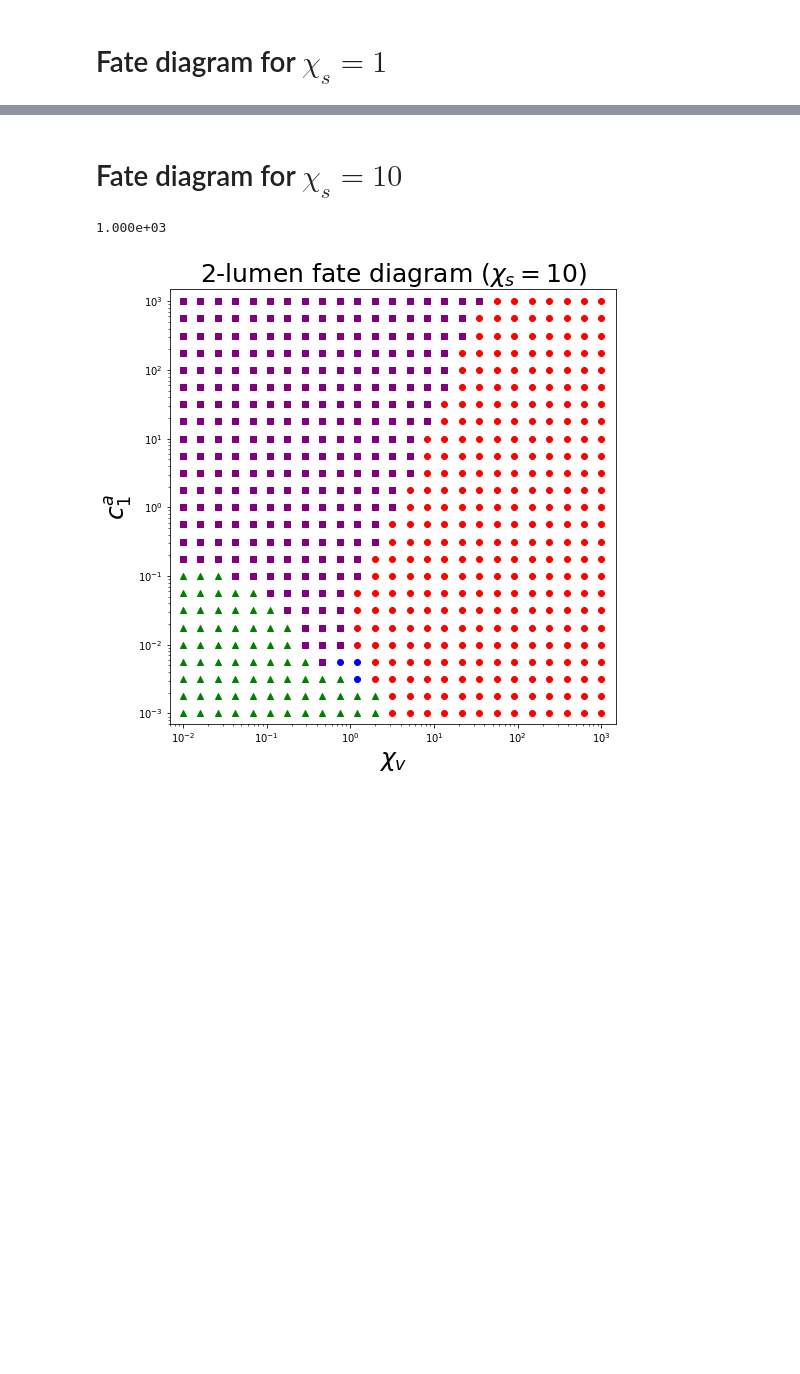
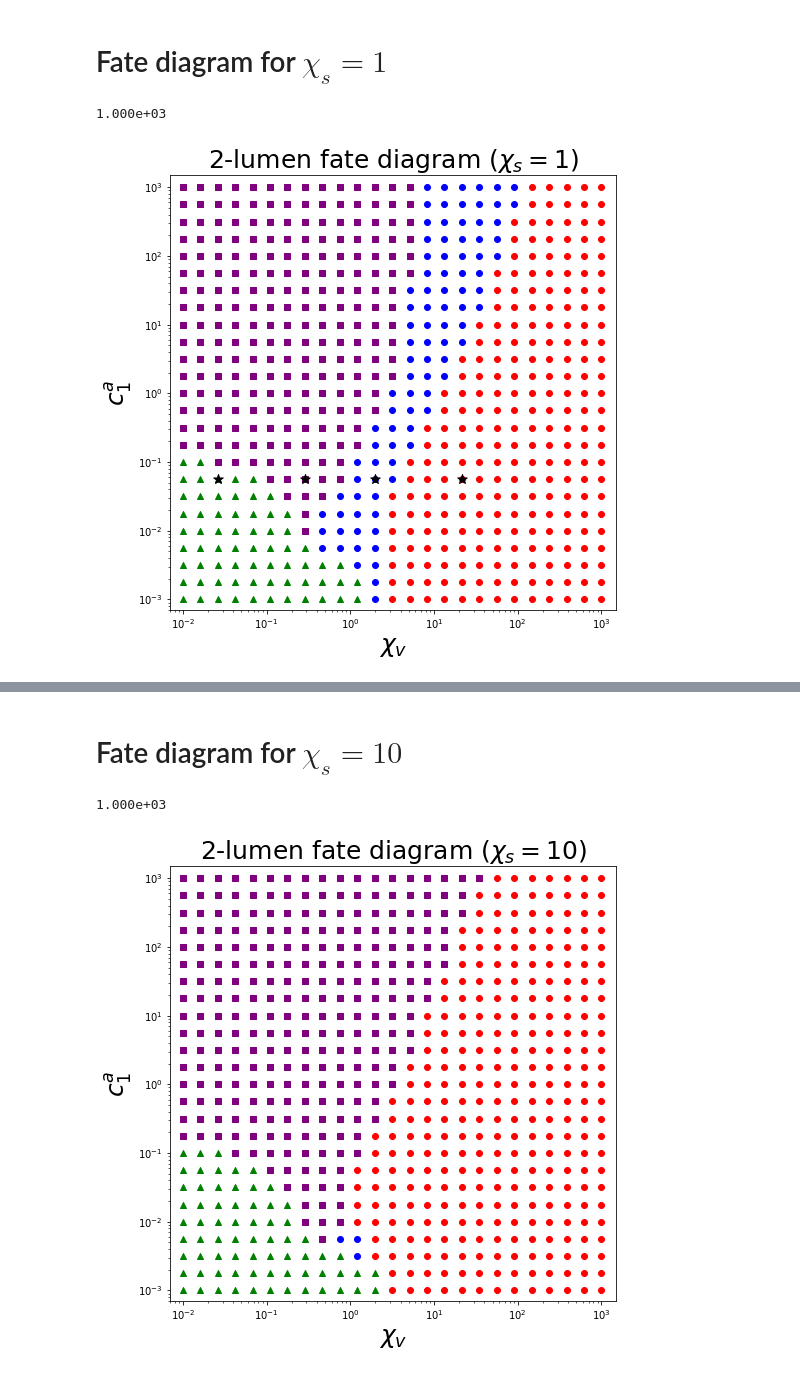
Before and after one commit to VirtualEmbryo/hydroosmotic_chain, a Jupyter notebook: _notebook/2lumens_fate.ipynb, the cells around one changed output, grey strips where cells are left out. Cells and saved outputs as stored; diff of their text form; code cells hidden in the pictures; blank space fills up the shorter version.

```diff
--- a/_notebook/2lumens_fate.ipynb
+++ b/_notebook/2lumens_fate.ipynb
@@ -154,5 +157,33 @@ print(s)
 x = np.logspace(-2, 3, 25)
 y = np.logspace(-3, 3, 25)
 
-chis1_list = ["{:.3e}".format(x[i]) for i in range(len(x))]
-out_chis1 = give_outputs(chis1_list, os.path.join(main_dir, 'chis1'), param='ca')
+
+chis1_list_2 = ["{:.3e}".format(x[i]) for i in range(len(x))]
+out_chis1_2 = give_outputs(chis1_list_2, os.path.join(main_dir, 'chis1'), param='ca')
+# %%
+plt.figure(figsize=(8,8))
+
+scale = 'log'
+
+plt.xscale('log')
+plt.yscale('log')
+plt.xlim(7e-3, 1.5e3)
+plt.ylim(7e-4, 1.5e3)
+
+plot_diagram(out_chis1_2, param_pos=(0, 0))
+
+#
+plt.scatter(2.61015722e-02, 0.05623, marker='*', color='k', s=100)
+plt.scatter(0.28729848333536656, 0.05623, marker='*', color='k', s=100)
+plt.scatter(1.9573417814876617, 0.05623, marker='*', color='k', s=100)
+plt.scatter(21.544346, 0.05623, marker='*', color='k', s=100)
+
+
+plt.xlabel(r'$\chi_v$', fontsize=25)
+plt.ylabel(r'$c^a_1$', fontsize=25)
+plt.title(r'2-lumen fate diagram ($\chi_s=1$)', fontsize=25)
+#plt.savefig('/Users/mathieuleverge/Documents/cavidoc/hydroosmotic/fate_diagram_2lumens_chis1.eps', format='eps')
+plt.show()
+# %% [output]
+1.000e+03
+[figure, added]
```
Also changed, not shown: parts of 20 cells of this notebook, 7 other files.
